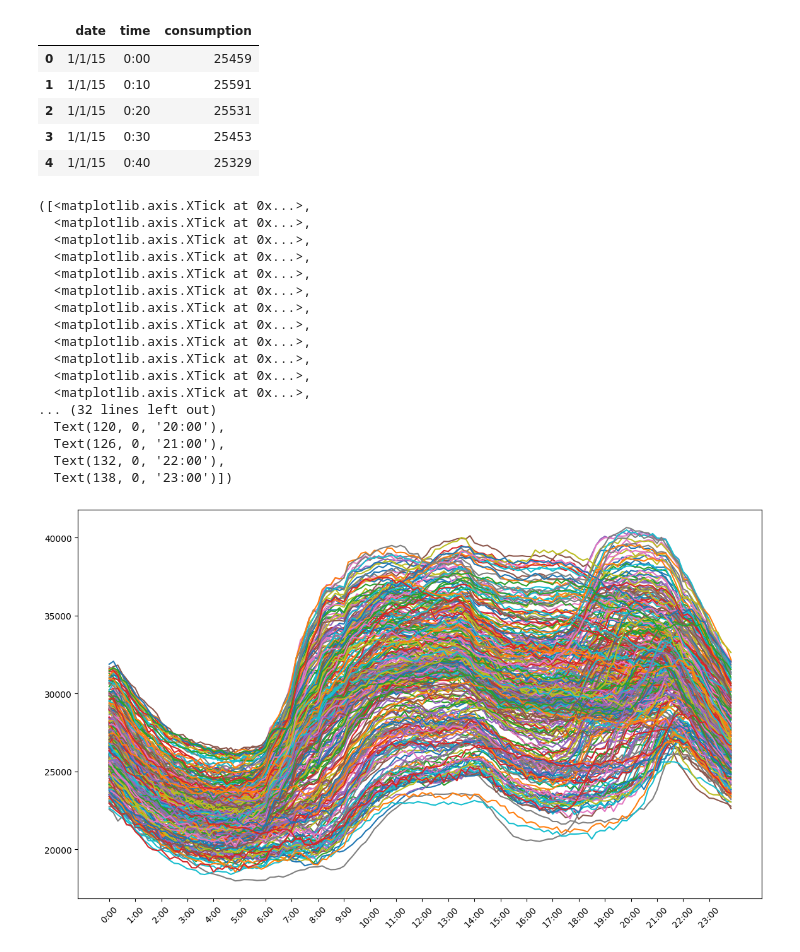
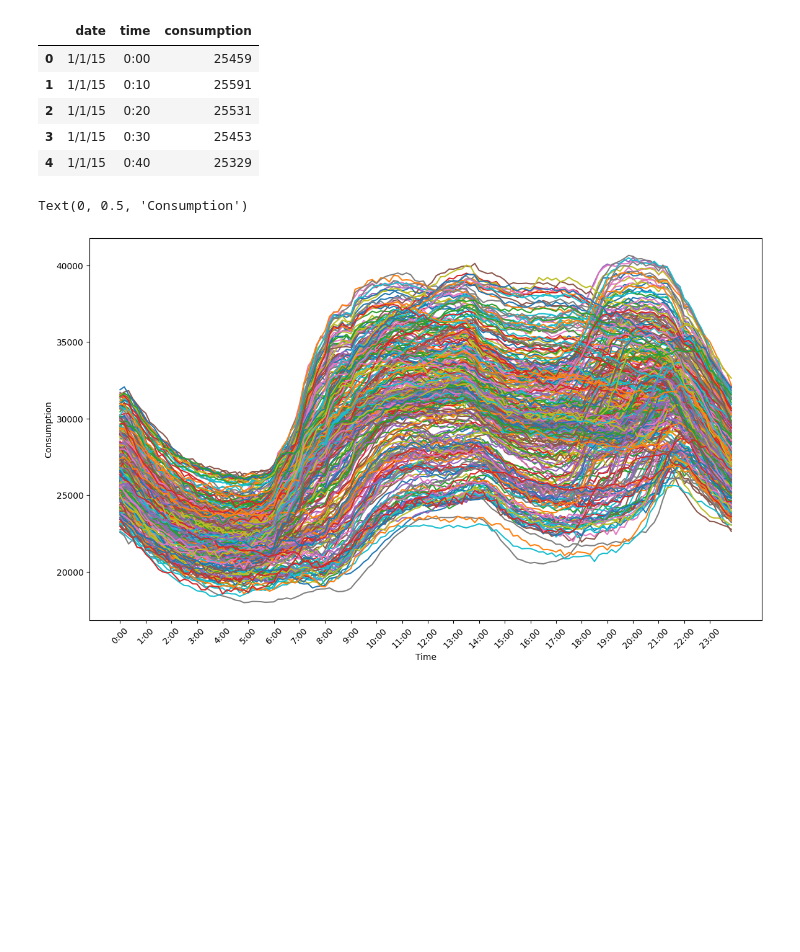
Before and after one commit to MrJoseAndres/MUIA_UIMP, a Jupyter notebook: DTC/T1/Visualization.ipynb, the cells around one changed output. Cells and saved outputs as stored; diff of their text form; code cells hidden in the pictures; blank space fills up the shorter version.

```diff
--- a/DTC/T1/Visualization.ipynb
+++ b/DTC/T1/Visualization.ipynb
@@ -15,33 +15,21 @@ rawdata.head()
 # %%
 import matplotlib.pyplot as plt
 
 #groups data per day (header is date;time;consumption where date is the dd/mm/yy and time is the hour)
 unique_times = rawdata['time'].unique().tolist()
 
 data_per_day = rawdata.groupby('date')
 
 #print(data.head())
 plt.figure(figsize=(14, 8))
 for day, group in data_per_day:
     plt.plot(group['time'], group['consumption'], label=day)
 
 plt.xticks(range(0, len(unique_times), 6), unique_times[::6], rotation=45)
+#x label
+plt.xlabel('Time')
+#y label
+plt.ylabel('Consumption')
 # %% [output]
-([<matplotlib.axis.XTick at 0x...>,
-  <matplotlib.axis.XTick at 0x...>,
-  <matplotlib.axis.XTick at 0x...>,
-  <matplotlib.axis.XTick at 0x...>,
-  <matplotlib.axis.XTick at 0x...>,
-  <matplotlib.axis.XTick at 0x...>,
-  <matplotlib.axis.XTick at 0x...>,
-  <matplotlib.axis.XTick at 0x...>,
-  <matplotlib.axis.XTick at 0x...>,
-  <matplotlib.axis.XTick at 0x...>,
-  <matplotlib.axis.XTick at 0x...>,
-  <matplotlib.axis.XTick at 0x...>,
-... (32 lines left out)
-  Text(120, 0, '20:00'),
-  Text(126, 0, '21:00'),
-  Text(132, 0, '22:00'),
-  Text(138, 0, '23:00')])
+Text(0, 0.5, 'Consumption')
-[figure, old version]
+[figure, new version]
```
Also changed, not shown: 10 other files.
